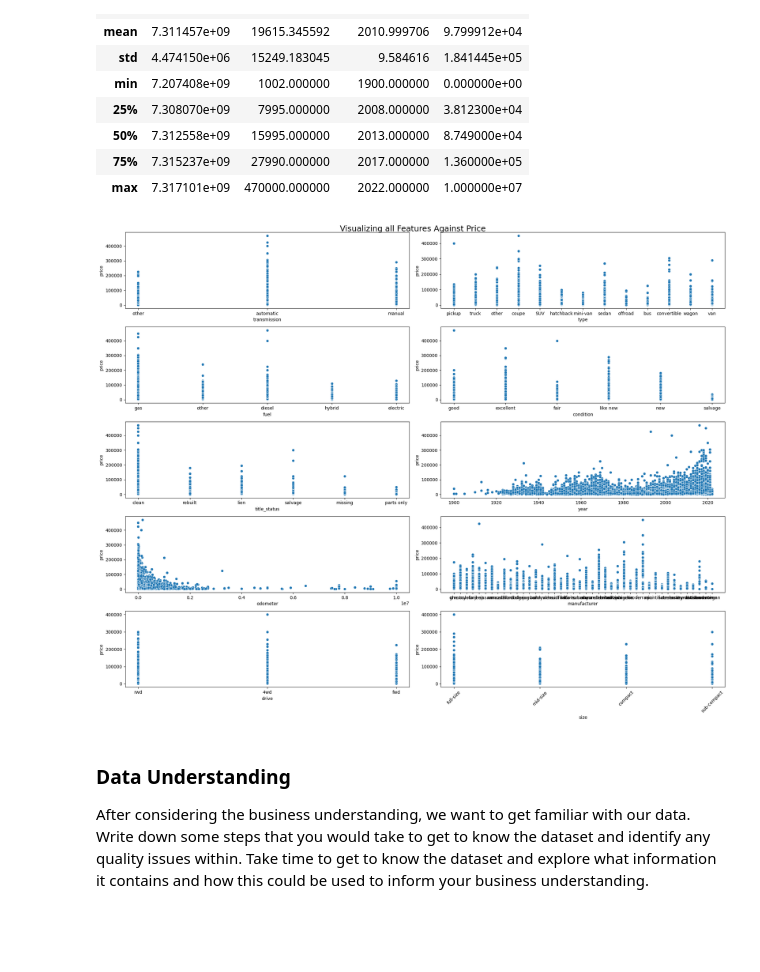
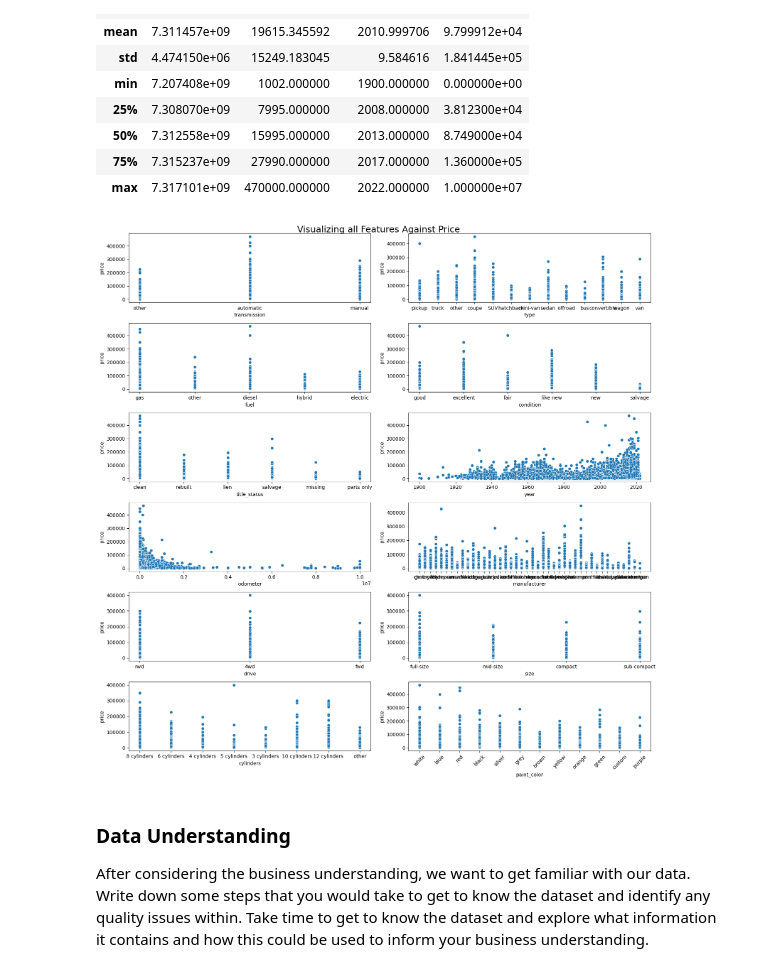
Before and after one commit to deepakkaushik72/PAA_Mod11_Used_car_Prices, a Jupyter notebook: prompt_II.ipynb, the cells around one changed output. Cells and saved outputs as stored; diff of their text form; code cells hidden in the pictures; blank space fills up the shorter version.

```diff
--- a/prompt_II.ipynb
+++ b/prompt_II.ipynb
@@ -232,35 +236,38 @@ vehicles_prices_above_1K_and_below_500k.describe()
 # %%
 # KEY FINDINGS:
 
 # 1. Used car prices are driven by Age, Odometer, Manufacturer, Model, transmission, fuel type, Title Status, and Condition
 # 2. The average price is highest for vehicles with title status "Clean"
 # 3. "Automatic transmission" vehicles have a higher average price compared to manual transmission vehicles and others
 # 4. The average price is highest for vehicles with fuel type "Gas" and "Hybrid"
 # 5. The average price is highest for vehicles with condition "Good" and "Like New"
 # 6. The car price tends to decrease with the increase in odometer reading
 # 7. The car price is tends to increase with the "latest Year"
 # 8. The average price is highest for vehicles with manufacturer "Chevrolet", "Ford", and "Toyota"
 # 9. The average price is highest for vehicles with drive type as "4WD"
 # 10. The average price is highest for vehicles with size as "Fullsize" and "Midsize"
+# 11. The average price tend to go up as the number of cylinder increase. 8, 10 and 12 cylinder prices ar much higher than 3, 4 and 6 cylinders."
 
-fig, axes = plt.subplots(5, 2, figsize=(20, 16))
+fig, axes = plt.subplots(6, 2, figsize=(16, 16))
 sns.scatterplot(x='transmission', y=(vehicles_prices_above_1K_and_below_500k['price']), data=vehicles_prices_above_1K_and_below_500k, ax=axes[0, 0])
 sns.scatterplot(x='type', y=(vehicles_prices_above_1K_and_below_500k['price']), data=vehicles_prices_above_1K_and_below_500k, ax=axes[0, 1])
 sns.scatterplot(x='fuel', y=(vehicles_prices_above_1K_and_below_500k['price']), data=vehicles_prices_above_1K_and_below_500k, ax=axes[1, 0])
 sns.scatterplot(x='condition', y=(vehicles_prices_above_1K_and_below_500k['price']), data=vehicles_prices_above_1K_and_below_500k, ax=axes[1, 1])
 sns.scatterplot(x='title_status', y=(vehicles_prices_above_1K_and_below_500k['price']), data=vehicles_prices_above_1K_and_below_500k, ax=axes[2, 0])
 sns.scatterplot(x='year', y=(vehicles_prices_above_1K_and_below_500k['price']), data=vehicles_prices_above_1K_and_below_500k, ax=axes[2, 1])
 sns.scatterplot(x='odometer', y=(vehicles_prices_above_1K_and_below_500k['price']), data=vehicles_prices_above_1K_and_below_500k, ax=axes[3, 0])
 sns.scatterplot(x='manufacturer', y=(vehicles_prices_above_1K_and_below_500k['price']), data=vehicles_prices_above_1K_and_below_500k, ax=axes[3, 1])
 sns.scatterplot(x="drive", y=(vehicles_prices_above_1K_and_below_500k["price"]), data=vehicles_prices_above_1K_and_below_500k, ax=axes[4, 0])
 sns.scatterplot(x="size", y=(vehicles_prices_above_1K_and_below_500k["price"]), data=vehicles_prices_above_1K_and_below_500k, ax=axes[4, 1])
+sns.scatterplot(x="cylinders", y=(vehicles_prices_above_1K_and_below_500k["price"]), data=vehicles_prices_above_1K_and_below_500k, ax=axes[5, 0])
+sns.scatterplot(x="paint_color", y=(vehicles_prices_above_1K_and_below_500k["price"]), data=vehicles_prices_above_1K_and_below_500k, ax=axes[5, 1])
 plt.suptitle('Visualizing all Features Against Price', fontsize=18)
 plt.xticks(rotation=45)
 plt.tight_layout()
 plt.savefig('/Users/deepakkaushik/Desktop/UC Berkeley Assignments PCMLAI/Practical Application II/practical_application_II_starter/images - Analysis/visualizing_all_features_against_price.png')
 plt.show()
 # %% [output]
-[figure, old version]
+[figure, new version]
 # %% [markdown]
 ### Data Understanding
 
```
Also changed, not shown: parts of 4 cells of this notebook, 12 other files.
